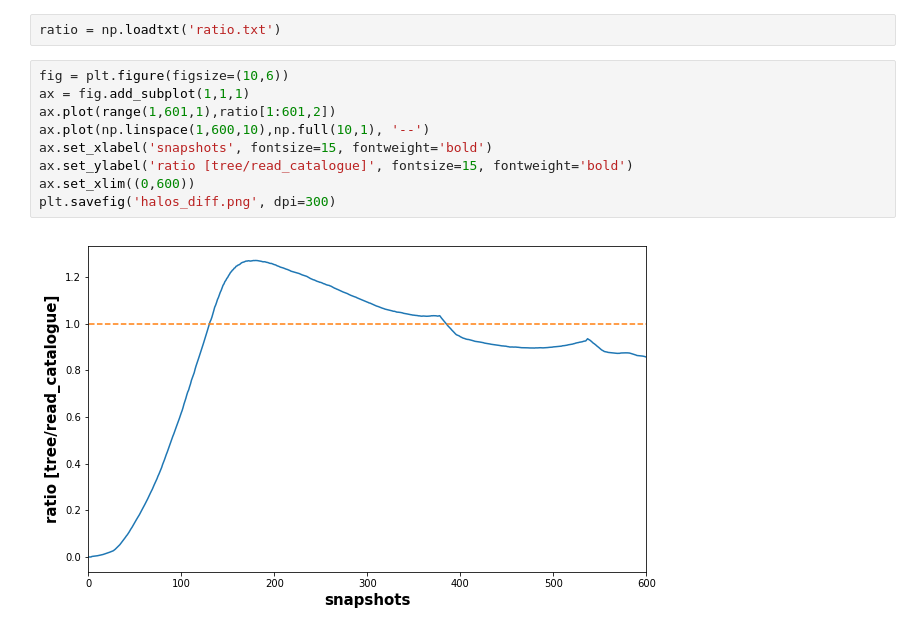
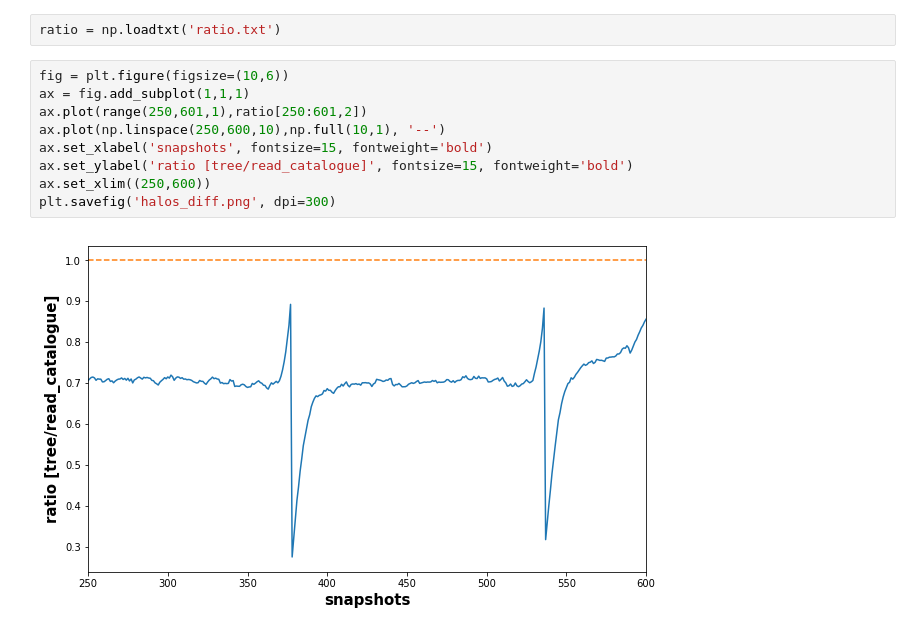
Before and after one commit to nonsk131/darkpy, a Jupyter notebook: stream1.ipynb, the cells around one changed output. Saved outputs shown, nothing was run; the diff lists cells and outputs as text.

```diff
--- a/stream1.ipynb
+++ b/stream1.ipynb
@@ -429,11 +429,11 @@ ratio = np.loadtxt('ratio.txt')
 # %%
 fig = plt.figure(figsize=(10,6))
 ax = fig.add_subplot(1,1,1)
-ax.plot(range(1,601,1),ratio[1:601,2])
-ax.plot(np.linspace(1,600,10),np.full(10,1), '--')
+ax.plot(range(250,601,1),ratio[250:601,2])
+ax.plot(np.linspace(250,600,10),np.full(10,1), '--')
 ax.set_xlabel('snapshots', fontsize=15, fontweight='bold')
 ax.set_ylabel('ratio [tree/read_catalogue]', fontsize=15, fontweight='bold')
-ax.set_xlim((0,600))
+ax.set_xlim((250,600))
 plt.savefig('halos_diff.png', dpi=300)
 # %% [output]
-[figure, old version]
+[figure, new version]
```
Also changed, not shown: 1 other file.
